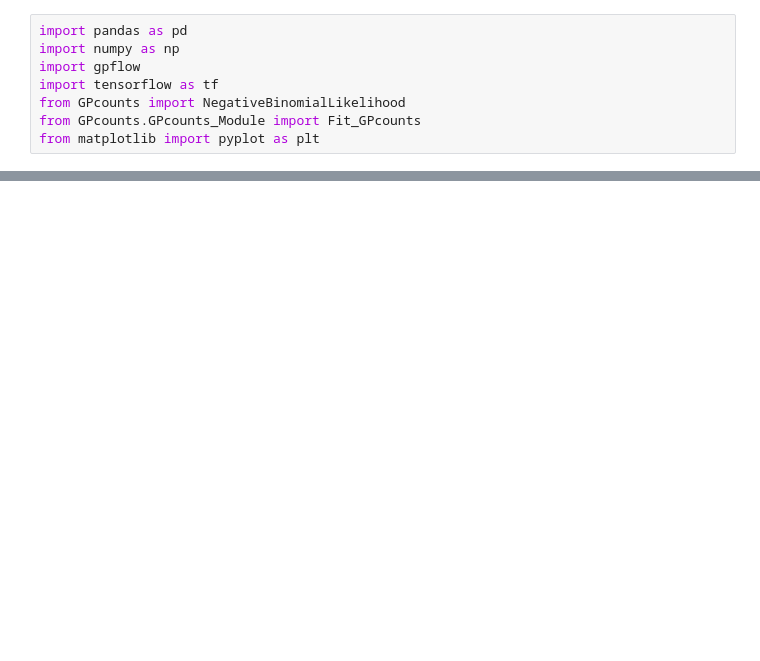
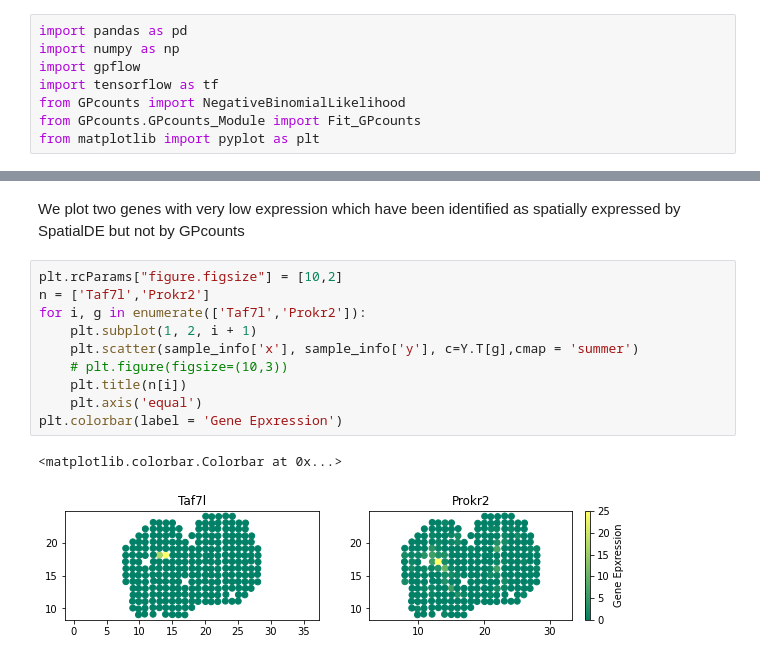
Before and after one commit to ManchesterBioinference/GPcounts, a Jupyter notebook: demo_notebooks/GPcountsSpatial.ipynb, the cells around one changed output, grey strips where cells are left out. Drawn from its saved outputs; the diff is of its cells as text; blank space fills up the shorter version.

```diff
--- a/demo_notebooks/GPcountsSpatial.ipynb
+++ b/demo_notebooks/GPcountsSpatial.ipynb
@@ -66,0 +108,15 @@ plt.show()
+# %% [markdown]
+ We plot two genes with very low expression which have been identified as spatially expressed by SpatialDE but not by GPcounts
+# %%
+plt.rcParams["figure.figsize"] = [10,2]
+n = ['Taf7l','Prokr2']
+for i, g in enumerate(['Taf7l','Prokr2']):
+    plt.subplot(1, 2, i + 1)
+    plt.scatter(sample_info['x'], sample_info['y'], c=Y.T[g],cmap = 'summer')
+    # plt.figure(figsize=(10,3))
+    plt.title(n[i])
+    plt.axis('equal')
+plt.colorbar(label = 'Gene Epxression')
+# %% [output]
+<matplotlib.colorbar.Colorbar at 0x...>
+[figure, added]
```
Also changed, not shown: parts of 15 cells of this notebook, 1 other file.
